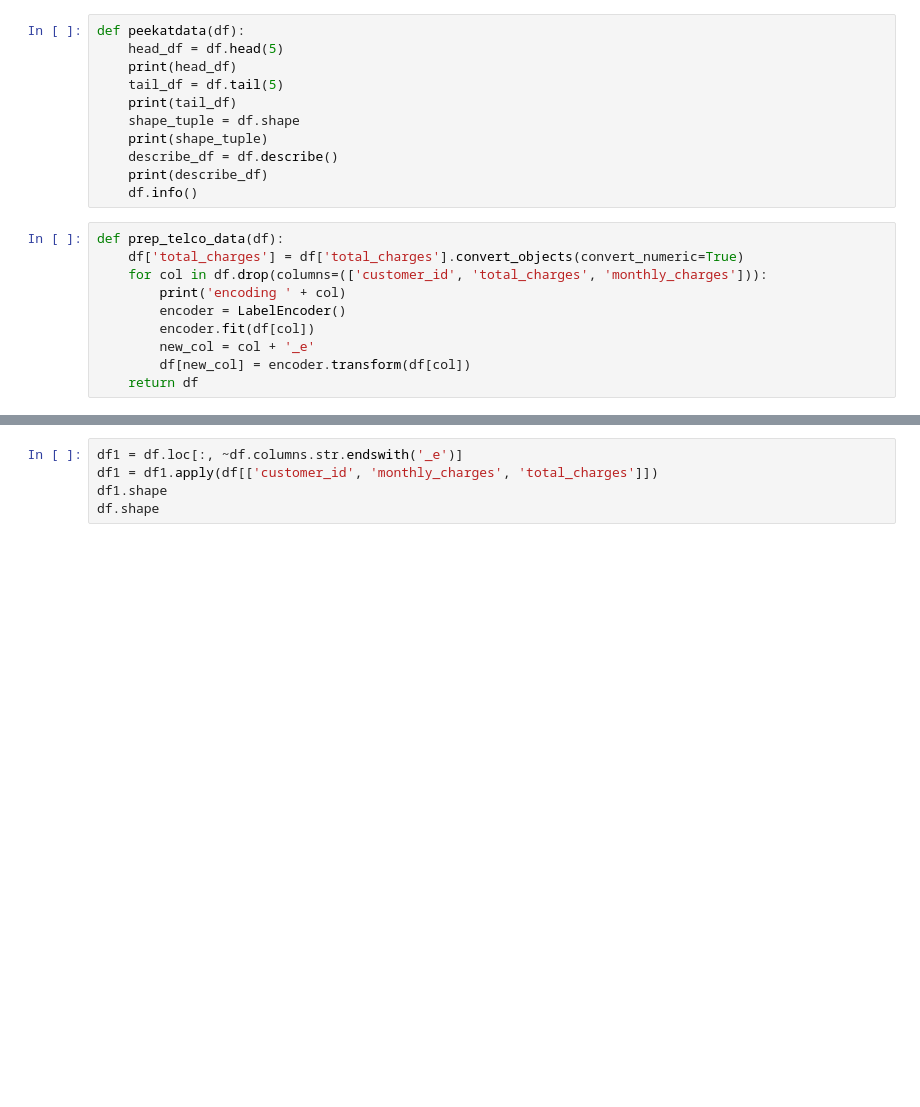
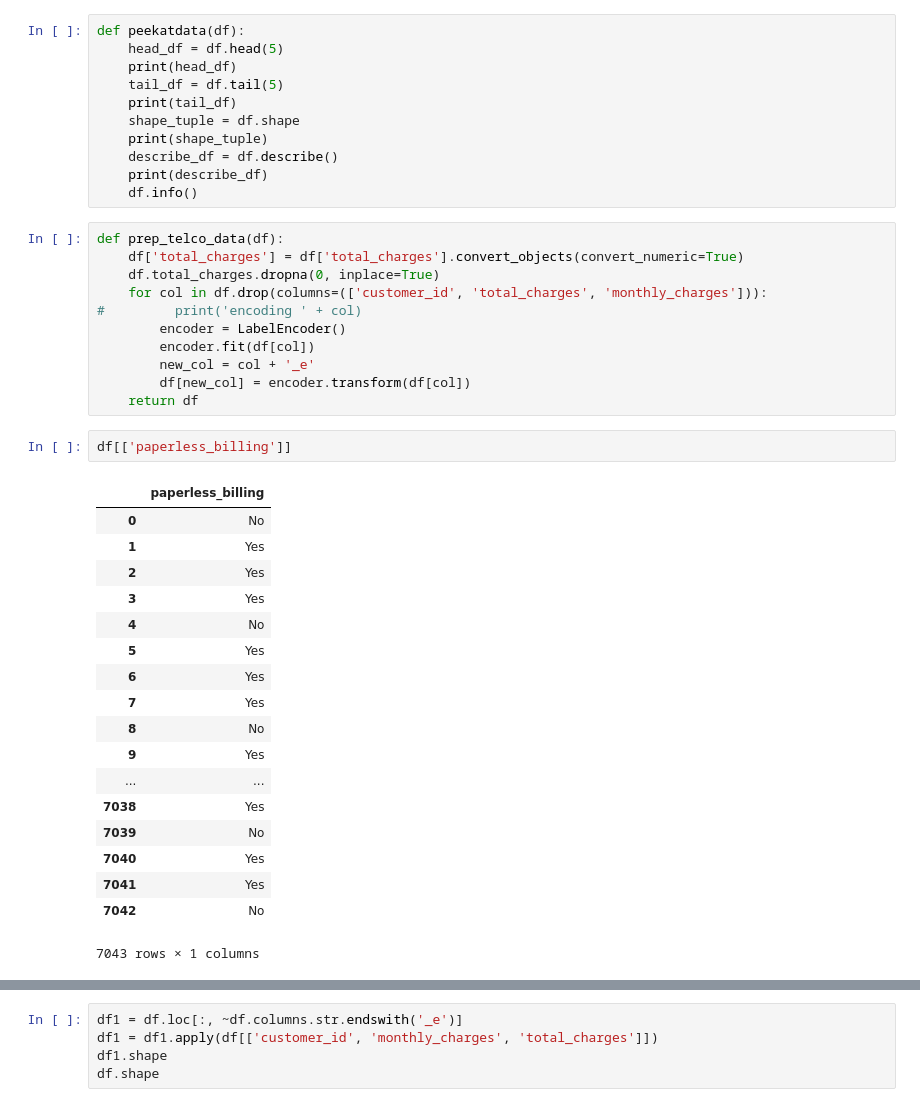
Before and after one commit to classification-orion-matthew/classification_orion_matthew, a Jupyter notebook: orion_class_proj_draft.ipynb, the cells around one changed output, grey strips where cells are left out. Saved outputs shown, nothing was run; the diff lists cells and outputs as text; blank space fills up the shorter version.

```diff
--- a/orion_class_proj_draft.ipynb
+++ b/orion_class_proj_draft.ipynb
@@ -67,13 +67,35 @@ def peekatdata(df):
 # %%
 def prep_telco_data(df):
     df['total_charges'] = df['total_charges'].convert_objects(convert_numeric=True)
+    df.total_charges.dropna(0, inplace=True)
     for col in df.drop(columns=(['customer_id', 'total_charges', 'monthly_charges'])):
-        print('encoding ' + col)
+#         print('encoding ' + col)
         encoder = LabelEncoder()
         encoder.fit(df[col])
         new_col = col + '_e'
         df[new_col] = encoder.transform(df[col])
     return df
+# %%
+df[['paperless_billing']]
+# %% [output]
+|  | paperless_billing |
+| 0 | No |
+| 1 | Yes |
+| 2 | Yes |
+| 3 | Yes |
+| 4 | No |
+| 5 | Yes |
+| 6 | Yes |
+| 7 | Yes |
+| 8 | No |
+| 9 | Yes |
+| ... | ... |
+| 7038 | Yes |
+| 7039 | No |
+| 7040 | Yes |
+| 7041 | Yes |
+| 7042 | No |
+7043 rows × 1 columns
 # %%
 prep_telco_data(df)
 # %% [output]
```
Also changed, not shown: parts of 1 cell of this notebook.
